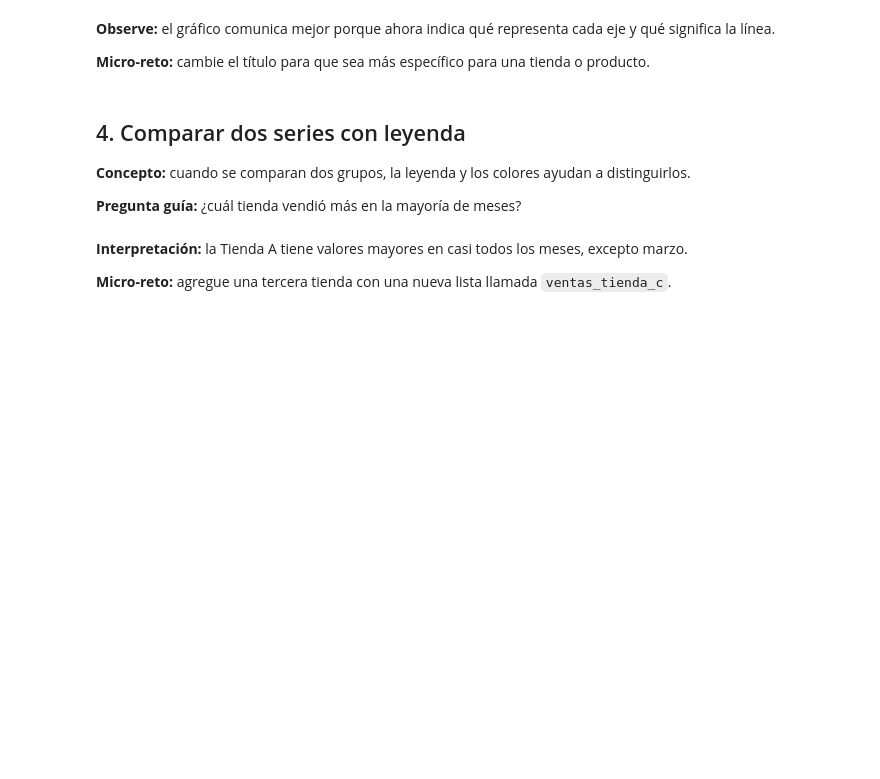
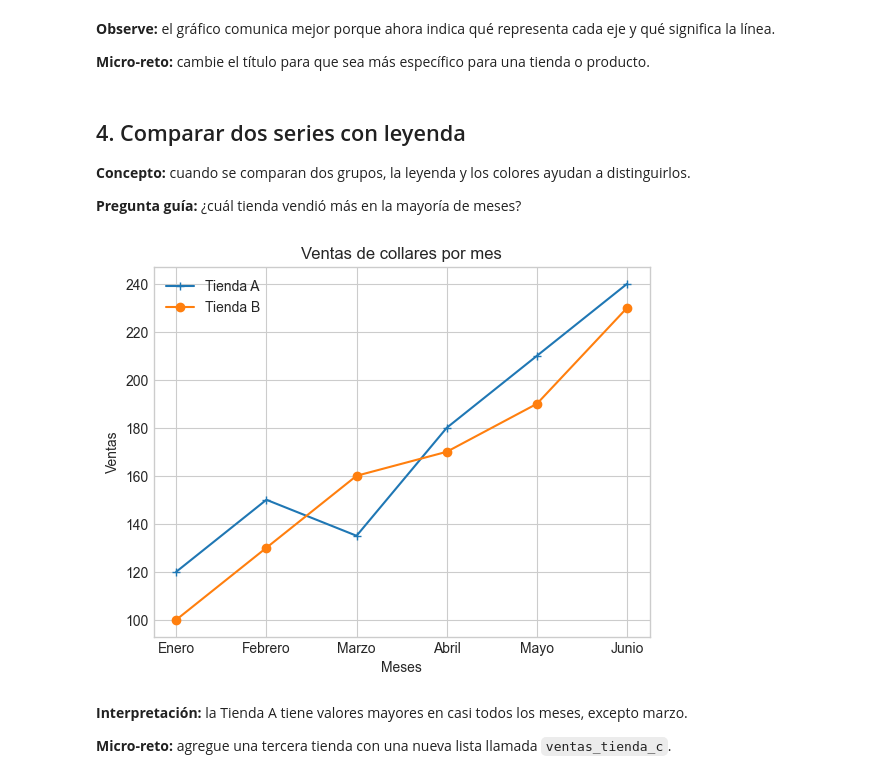
Before and after one commit to Blith9926/Fundamentos-de-Python, a Jupyter notebook: 08_Matplotlib/01 - Aprender Matplotlib.ipynb, the cells around one changed output. Saved outputs shown, nothing was run; the diff lists cells and outputs as text; code cells hidden in the pictures; blank space fills up the shorter version.

```diff
--- a/08_Matplotlib/01 - Aprender Matplotlib.ipynb
+++ b/08_Matplotlib/01 - Aprender Matplotlib.ipynb
@@ -109,3 +121,18 @@ ventas_tienda_b = [100, 130, 160, 170, 190, 230]
+# %%
+meses = ["Enero", "Febrero", "Marzo", "Abril", "Mayo", "Junio"]
+
+ventas_tienda_a = [120, 150, 135, 180, 210, 240]
+ventas_tienda_b = [100, 130, 160, 170, 190, 230]
+
+plt.plot(meses, ventas_tienda_a, marker="+", label="Tienda A")
+plt.plot(meses, ventas_tienda_b, marker="o", label="Tienda B")
+plt.title("Ventas de collares por mes")
+plt.xlabel("Meses")
+plt.ylabel("Ventas")
+plt.legend()
+plt.show()
+# %% [output]
+[figure, added]
 # %% [markdown]
 **Interpretación:** la Tienda A tiene valores mayores en casi todos los meses, excepto marzo.
 
```
Also changed, not shown: parts of 12 cells of this notebook.
